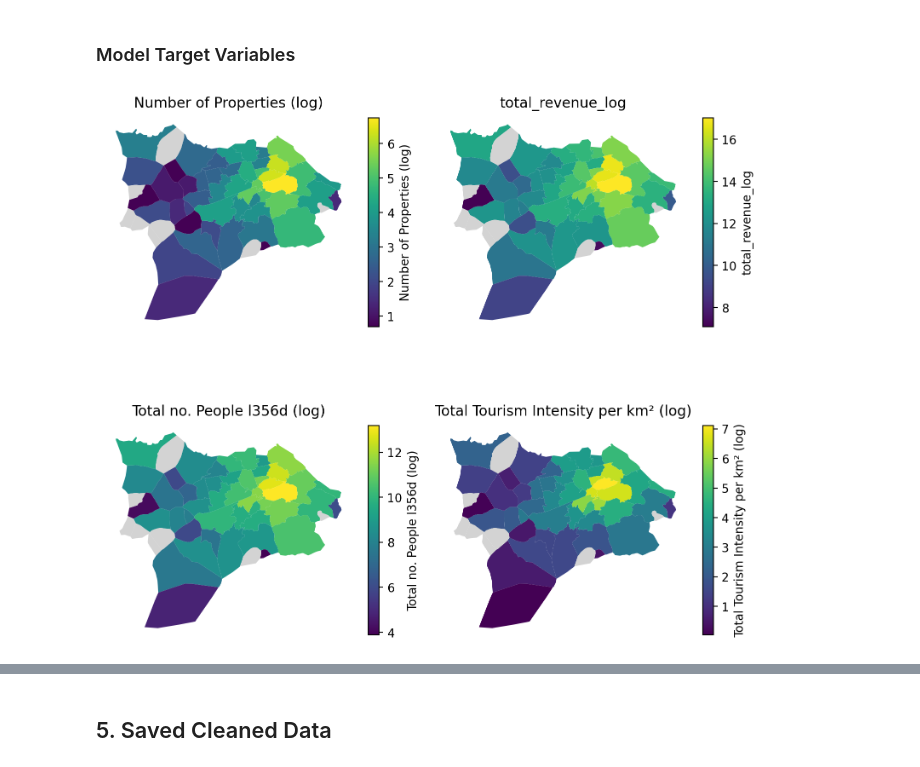
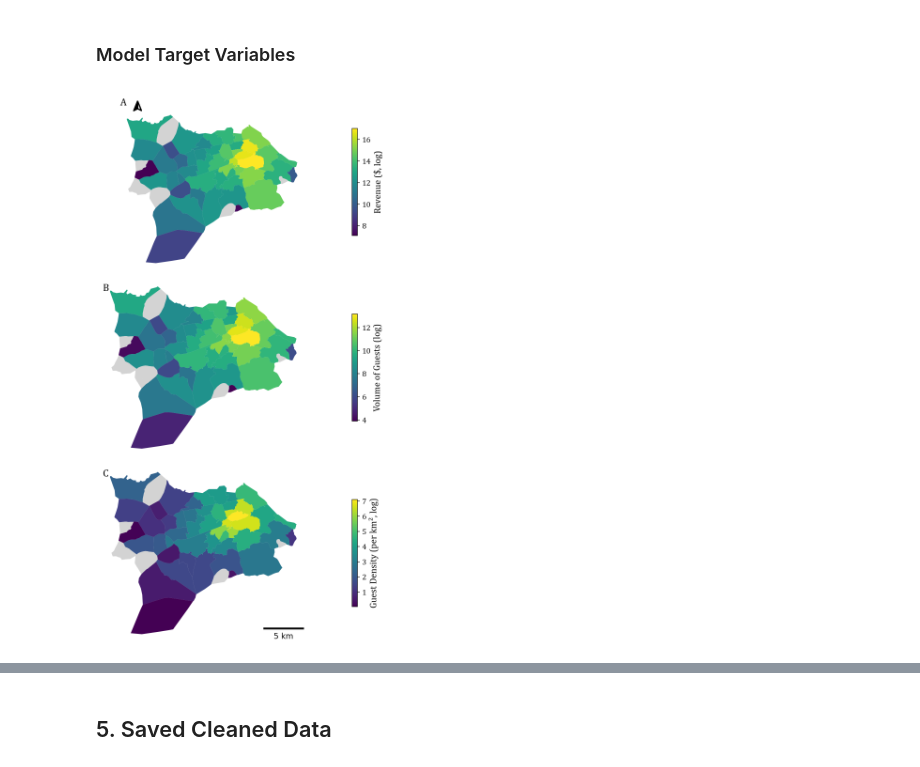
Before and after one commit to ElisJD/POI-and-STR-Guest-Modelling, a Jupyter notebook: notebooks/edinburgh/01_airbnb_data_preparation.ipynb, the cells around one changed output, grey strips where cells are left out. Drawn from its saved outputs; the diff is of its cells as text; code cells hidden in the pictures.

```diff
--- a/notebooks/edinburgh/01_airbnb_data_preparation.ipynb
+++ b/notebooks/edinburgh/01_airbnb_data_preparation.ipynb
@@ -11,6 +11,13 @@ import numpy as np
 import matplotlib.pyplot as plt
 import seaborn as sns
 %config InlineBackend.figure_format = 'retina'
+import matplotlib.font_manager as fm
+from geo_northarrow import add_north_arrow
+from matplotlib_scalebar.scalebar import ScaleBar
+
+# Load Cambria font
+cambria_path = "/Library/Fonts/Microsoft/Cambria.ttf"  # Adjust path if needed
+cambria_prop = fm.FontProperties(fname=cambria_path)
 # %% [markdown]
 ## 2. Load Airbnb Data
 # %%
@@ -201,5 +225,7 @@ plt.show()
 # %% [markdown]
 ### Model Target Variables
+# %%
+edinburgh_airbnb_clipped = edinburgh_airbnb_clipped.to_crs(epsg='4326')
 # %%
 airbnb_per_edinburgh_glx = edinburgh_airbnb_clipped.groupby(['glx_id']).agg(
     num_properties = ('id', 'count'),
@@ -257,64 +283,81 @@ airbnb_per_edinburgh_glx['total_tourism_intensity_km2_log'] = np.log1p(airbnb_pe
 # Remove the intensity columns that are not per km2
 airbnb_per_edinburgh_glx = airbnb_per_edinburgh_glx.drop(columns=['total_tourism_intensity'])
 # %%
-airbnb_plot_cols = [
-    'num_properties',
-    'total_revenue',
-    'total_volume',
-    'total_tourism_intensity_km2'
-]
+## Fix geometry
+# Ensure both have glx_id as str or int consistently
+edinburgh_geom = edinburgh_glx[['glx_id', 'geometry']]
+airbnb_per_edinburgh_glx = airbnb_per_edinburgh_glx.drop(columns='geometry', errors='ignore')  # remove old if exists
 
-legend_titles = {
-    'num_properties': 'Number of Properties',
-    'total_volume' : 'Total no. People l356d',
-    'total_tourism_intensity_km2': 'Total Tourism Intensity per km²',
-}
+# Merge on glx_id to get geometry in correct order
+airbnb_per_edinburgh_glx = airbnb_per_edinburgh_glx.merge(
+    edinburgh_geom, on='glx_id', how='left'
+)
+
+# Convert to GeoDataFrame
+airbnb_per_edinburgh_glx = gpd.GeoDataFrame(airbnb_per_edinburgh_glx, geometry='geometry', crs=edinburgh_glx.crs)
 
 airbnb_plot_cols_log = [
-    'num_properties_log',
     'total_revenue_log',
     'total_volume_log',
     'total_tourism_intensity_km2_log'
 ]
 
 legend_titles_log = {
-    'num_properties_log': 'Number of Properties (log)',
-    'total_volume_log' : 'Total no. People l356d (log)',
-    'total_tourism_intensity_km2_log': 'Total Tourism Intensity per km² (log)',
+    'total_revenue_log': 'Revenue ($, log)',
+    'total_volume_log' : 'Volume of Guests (log)',
+    'total_tourism_intensity_km2_log': 'Guest Density (per km², log)',
 }
 
-airbnb_per_edinburgh_glx.crs = "EPSG:4326"
+airbnb_per_edinburgh_glx = airbnb_per_edinburgh_glx.to_crs(epsg=27700)
 
-# Create subplots
-fig, axes = plt.subplots(nrows=2, ncols=2, figsize=(8, 8))
-axes = axes.flatten()  # Flatten to easily loop through
+fig, axes = plt.subplots(nrows=3, ncols=1, figsize=(20, 12))
+axes = axes.flatten()
 
 for i, column in enumerate(airbnb_plot_cols_log):
     ax = axes[i]
 
-    airbnb_per_edinburgh_glx.plot(
-        column=column,
-        ax=ax,
-        cmap='viridis',
-        legend=True,
-        legend_kwds={'label': legend_titles_log.get(column, column), 'shrink': 0.6},
-        missing_kwds={
-            "color": "lightgrey",
-            "label": "No Data"
-        }
+    plot_obj = airbnb_per_edinburgh_glx.plot(
+    column=column,
+    ax=ax,
+    cmap='viridis',
+    legend=True,
+    legend_kwds={'label': legend_titles_log.get(column, column), 'shrink': 0.6},
+    missing_kwds={"color": "lightgrey", "label": "No Data"}
+)
+
+    # Access colorbar from the figure
+    fig = plot_obj.get_figure()
+    cbar_ax = fig.axes[-1]  # This should be the colorbar
+    cbar_ax.set_ylabel(legend_titles_log[column], fontproperties=cambria_prop, fontsize=14)
+    for label in cbar_ax.get_yticklabels():
+        label.set_fontproperties(cambria_prop)
+        label.set_fontsize(12)
+
+    label = chr(65 + i)
+    ax.text(
+        0.01, 0.97, label,
+        transform=ax.transAxes,
+        fontsize=16, color='black',
+        fontproperties=cambria_prop,
+        va='top',
+        ha='left'
     )
 
-    ax.set_title(legend_titles_log.get(column, column), fontsize=12)
     ax.axis('off')
+    ax.set_aspect('equal')
 
-# Turn off any unused subplots if columns < 6
-for j in range(len(airbnb_plot_cols_log), len(axes)):
-    axes[j].axis('off')
+    if i == 0:
+        add_north_arrow(ax, scale=0.5, xlim_pos=.1025, ylim_pos=.980, color='#000', text_scaler=0, text_yT=-1.25)
+
+    if i == 2:
+        scalebar = ScaleBar(1, location="lower right", units="m", font_properties={"size": 12})
+        ax.add_artist(scalebar)
 
 plt.tight_layout()
+plt.savefig('../../results/edinburgh/airbnb_data_exploration.png', dpi=500, bbox_inches='tight')
 plt.show()
 # %% [output]
-[figure, old version]
+[figure, new version]
 # %%
 # Histograms of non-logged variables
 fig, axes = plt.subplots(nrows=2, ncols=2, figsize=(10,10))
```
Also changed, not shown: parts of 3 cells of this notebook, 58 other files.
